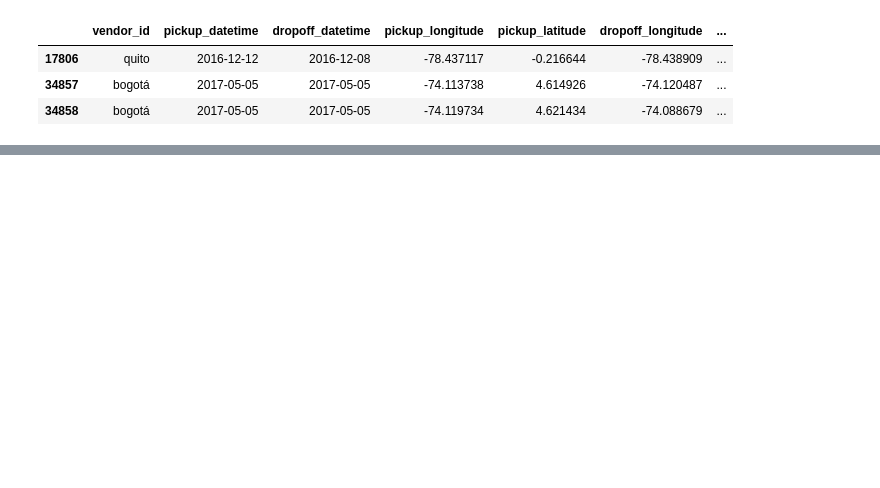
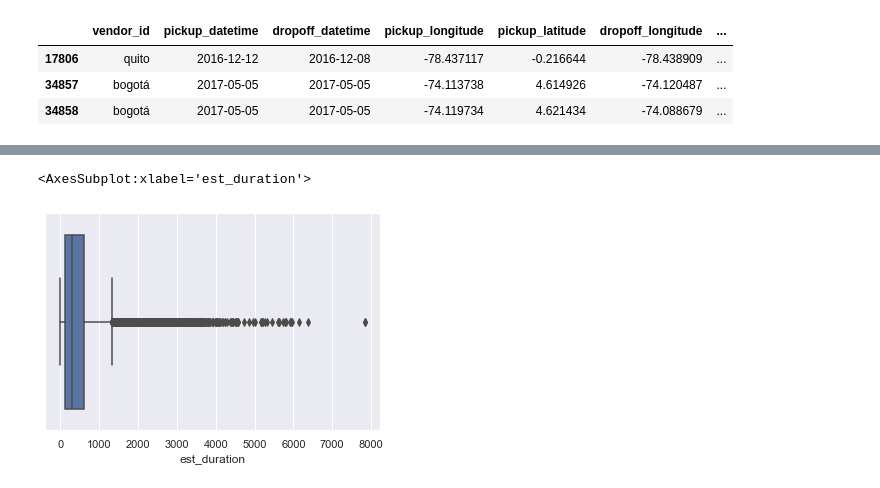
Before and after one commit to enricoroselino/GGU-3-Uber-VTRIP, a Jupyter notebook: EDA.ipynb, the cells around one changed output, grey strips where cells are left out. Cells and saved outputs as stored; diff of their text form; code cells hidden in the pictures; blank space fills up the shorter version.

```diff
--- a/EDA.ipynb
+++ b/EDA.ipynb
@@ -802,0 +732,8 @@ export_csv.to_csv(os.path.join("dataset", "GGU_price_predict.csv"), index=False)
+# %%
+sns.boxplot(
+    data=new_df,
+    x= "est_duration"
+)
+# %% [output]
+<AxesSubplot:xlabel='est_duration'>
+[figure, added]
```
Also changed, not shown: parts of 46 cells of this notebook.
